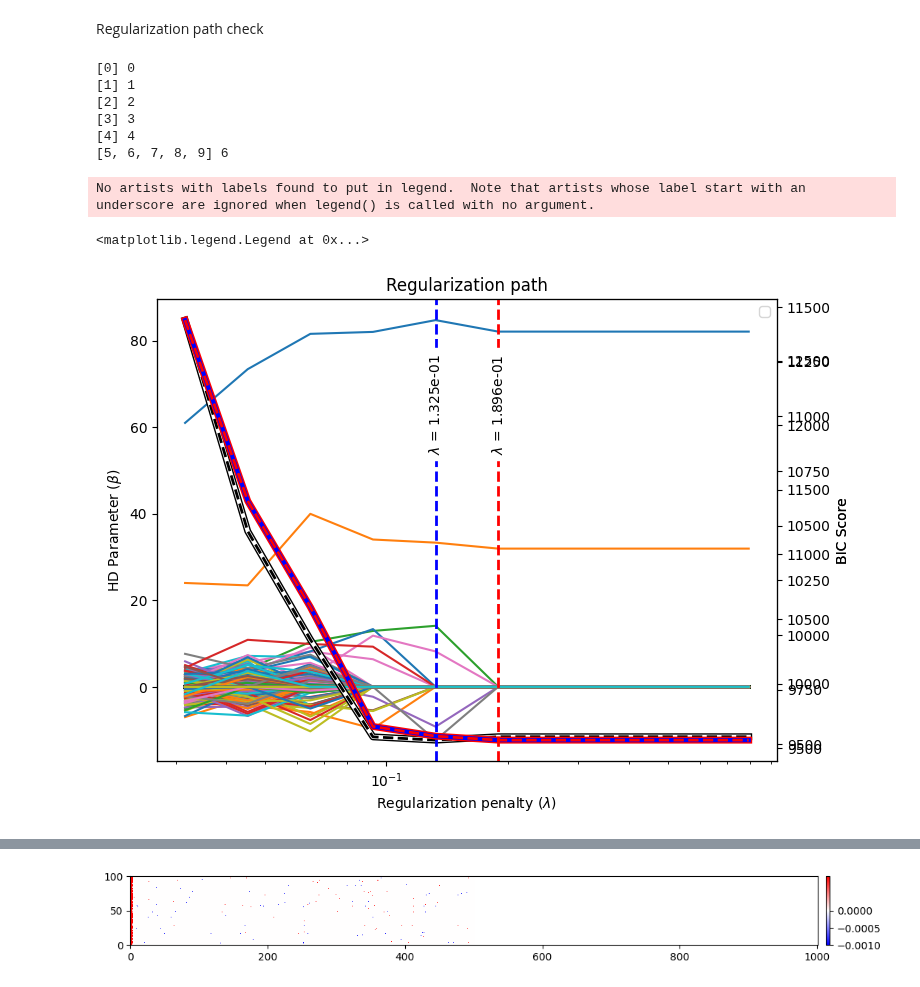
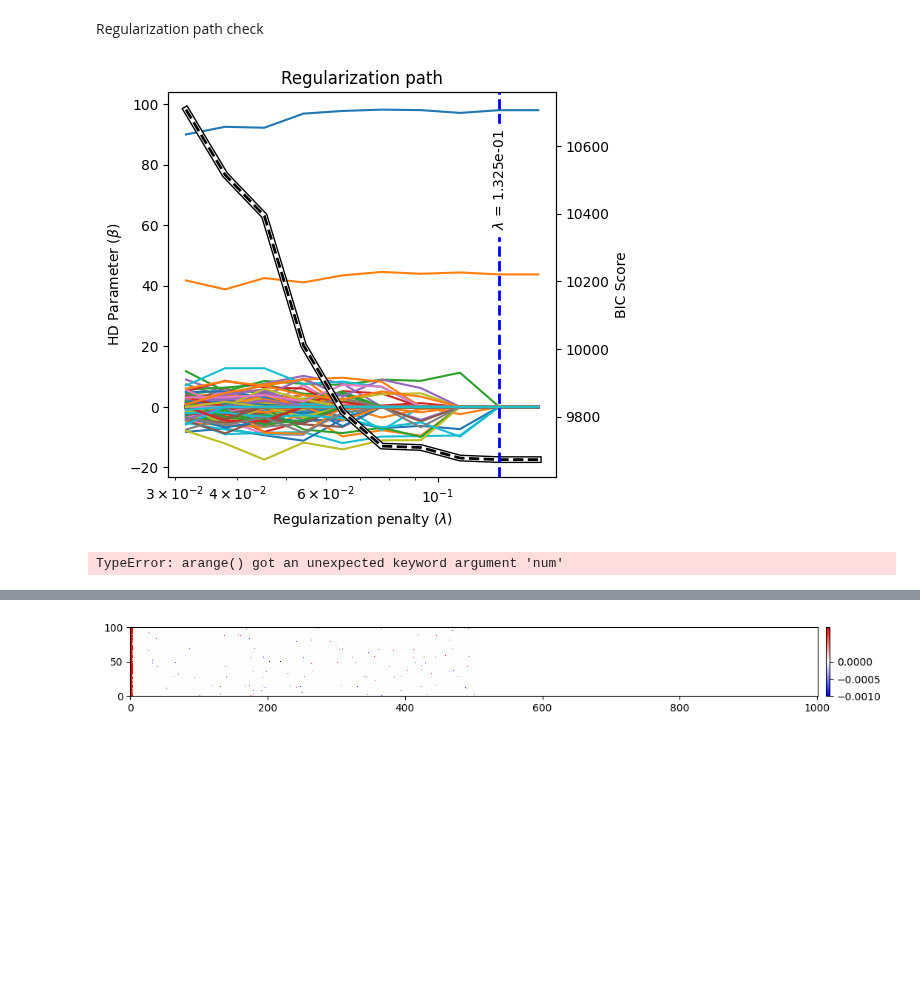
Before and after one commit to caillebotteAntoine/sdg4varselect, a Jupyter notebook: results/simulation_study/NLMEM/Logistic/sim_study_nlmem_logistic.ipynb, the cells around one changed output, grey strips where cells are left out. Drawn from its saved outputs; the diff is of its cells as text; code cells hidden in the pictures; blank space fills up the shorter version.

```diff
--- a/results/simulation_study/NLMEM/Logistic/sim_study_nlmem_logistic.ipynb
+++ b/results/simulation_study/NLMEM/Logistic/sim_study_nlmem_logistic.ipynb
@@ -157,7 +157,7 @@ m = LogisticMixedEffectsModel
 config = [
     # {"N": 200, "J": 15, "P": 5}, f"S0"
     {"N": 100, "J": 15, "P": 500},
-    # {"N": 200, "J": 15, "P": 500},
+    {"N": 200, "J": 15, "P": 500},
     {"N": 100, "J": 15, "P": 1000},
 ]
 results = TestResults(
@@ -229,43 +230,39 @@ Regularization path check
 # %%
 from sdg4varselect._regularization_function import eBIC
 
 step = 1
+for t in jnp.where(results.last_theta[0,:, -1, 10] == 0)[0][:1]:
+    reg_res = results[0][t].standardize()  # .filter(P=300)[0]
+    fig = sdgplt.plot_reg_path(
+        reg_res=reg_res, dim_ld=myModel.DIM_LD, fig=sdgplt.figure(5, 5)
+    )
+    ax = fig.axes[0]
 
-reg_res = results[-1][0].standardize()  # .filter(P=300)[0]
-fig = sdgplt.plot_reg_path(
-    reg_res=reg_res, dim_ld=myModel.DIM_LD, fig=sdgplt.figure(6, 8)
-)
-ax = fig.axes[0]
+    x = jnp.array([r.last_theta[step, myModel.DIM_LD :] for r in reg_res])
+    t = jnp.array([xx[~jnp.isnan(xx)] for xx in x])
 
-x = jnp.array([r.last_theta[step, myModel.DIM_LD :] for r in reg_res])
-t = jnp.array([xx[~jnp.isnan(xx)] for xx in x])
+    # ebic = eBIC(
+    #     t,
+    #     jnp.array([r.likelihood[step] for r in reg_res]),
+    #     myModel.N * (1 + myModel.J),
+    # )
 
-ebic = eBIC(
-    t,
-    jnp.array([r.likelihood[step] for r in reg_res]),
-    myModel.N * (1 + myModel.J),
-)
+    # sdgplt._plot_bic(
+    #     ax=ax,
+    #     lbd_set=reg_res.lbd_set,
+    #     bic=ebic,
+    #     argmin_bic=jnp.argmin(ebic),
+    #     colors=["r", "b", "r"],
+    #     msg="eBIC",
+    # )
 
-sdgplt._plot_bic(
-    ax=ax,
-    lbd_set=reg_res.lbd_set,
-    bic=ebic,
-    argmin_bic=jnp.argmin(ebic),
-    colors=["r", "b", "r"],
-    msg="eBIC",
-)
-
-ax.legend()
+    # ax.legend()
 # %% [output]
-[0] 0
-[1] 1
-[2] 2
-[3] 3
-[4] 4
-[5, 6, 7, 8, 9] 6
-No artists with labels found to put in legend.  Note that artists whose label start with an underscore are ignored when legend() is called with no argument.
-<matplotlib.legend.Legend at 0x...>
-[figure, old version]
+[figure, new version]
+# %%
+10**jnp.arange(-2,0, num = 10)
+# %% [output]
+TypeError: arange() got an unexpected keyword argument 'num'
 # %%
 import numpy as np
 
```
Also changed, not shown: parts of 9 cells of this notebook, 4 other files.
